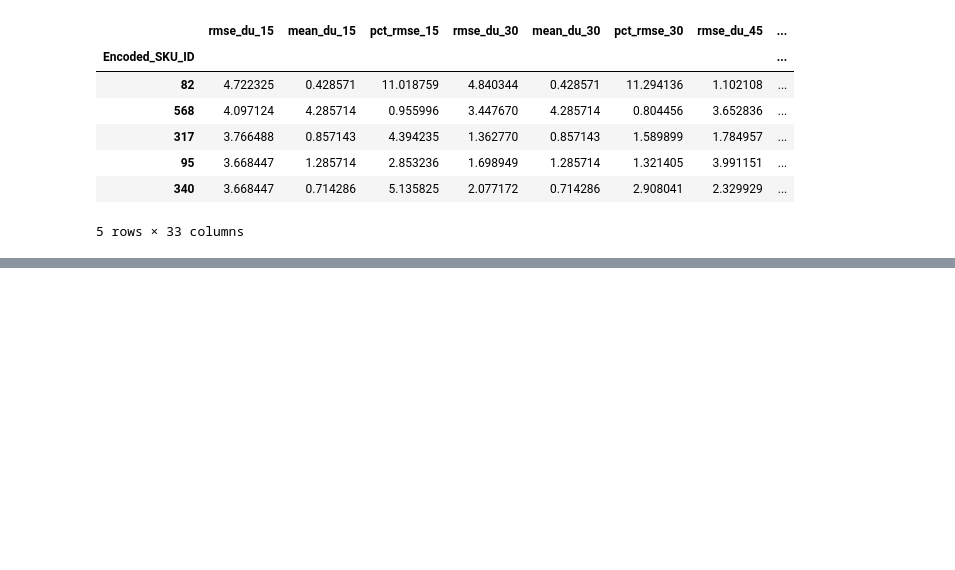
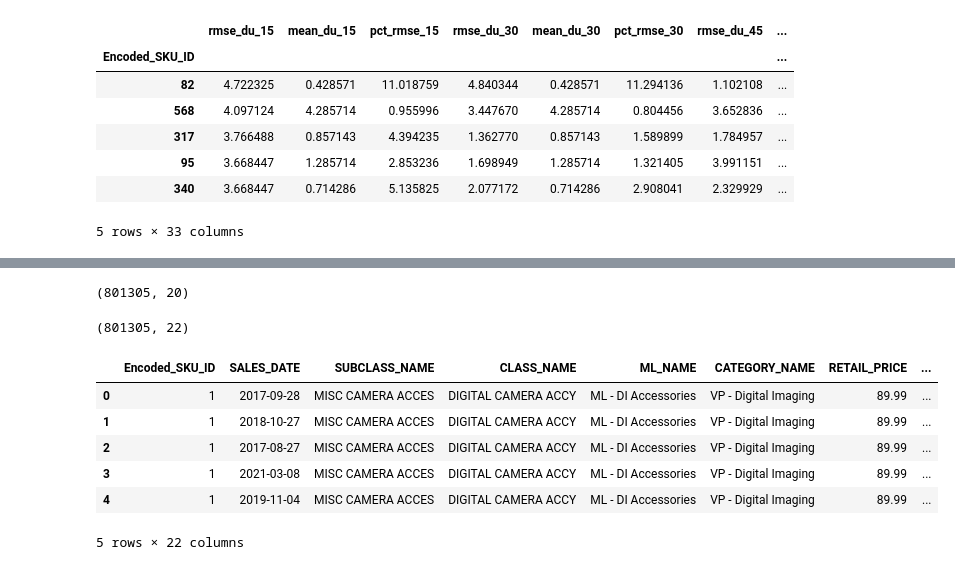
Before and after one commit to ashish1610dhiman/msa_project_week, a Jupyter notebook: notebooks/yibei/d.current_result_ana.ipynb, the cells around one changed output, grey strips where cells are left out. Cells and saved outputs as stored; diff of their text form; code cells hidden in the pictures; blank space fills up the shorter version.

```diff
--- a/notebooks/yibei/d.current_result_ana.ipynb
+++ b/notebooks/yibei/d.current_result_ana.ipynb
@@ -316,0 +344,10 @@ train_test.head()
+# %%
+data_clean= train_test.merge(rst, on ='Encoded_SKU_ID')
+# %%
+train_test[train_test['validation_clean'] == True].shape
+# %% [output]
+(801305, 20)
+# %%
+data_clean.shape
+# %% [output]
+(801305, 22)
@@ -316,0 +356,10 @@ train_test.head()
+# %%
+data_clean.head()
+# %% [output]
+|  | Encoded_SKU_ID | SALES_DATE | SUBCLASS_NAME | CLASS_NAME | ML_NAME | CATEGORY_NAME | RETAIL_PRICE | ... |
+| 0 | 1 | 2017-09-28 | MISC CAMERA ACCES | DIGITAL CAMERA ACCY | ML - DI Accessories | VP - Digital Imaging | 89.99 | ... |
+| 1 | 1 | 2018-10-27 | MISC CAMERA ACCES | DIGITAL CAMERA ACCY | ML - DI Accessories | VP - Digital Imaging | 89.99 | ... |
+| 2 | 1 | 2017-08-27 | MISC CAMERA ACCES | DIGITAL CAMERA ACCY | ML - DI Accessories | VP - Digital Imaging | 89.99 | ... |
+| 3 | 1 | 2021-03-08 | MISC CAMERA ACCES | DIGITAL CAMERA ACCY | ML - DI Accessories | VP - Digital Imaging | 89.99 | ... |
+| 4 | 1 | 2019-11-04 | MISC CAMERA ACCES | DIGITAL CAMERA ACCY | ML - DI Accessories | VP - Digital Imaging | 89.99 | ... |
+5 rows × 22 columns
```
Also changed, not shown: parts of 4 cells of this notebook, 1 other file.
